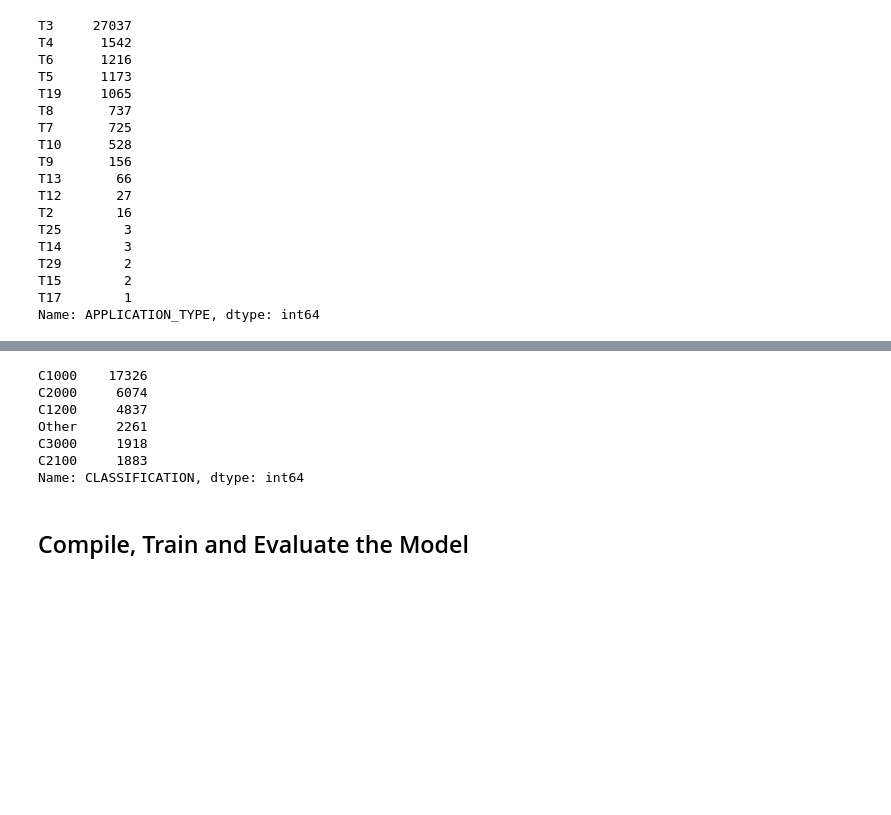
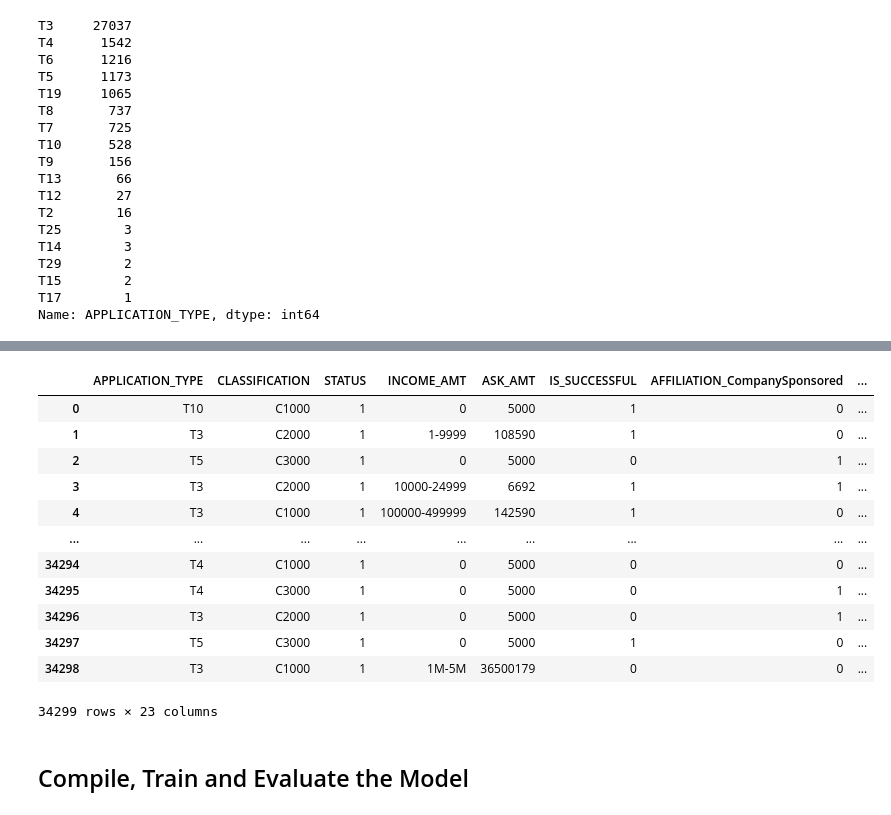
Before and after one commit to fantumboy/deep-learning-challenge, a Jupyter notebook: Starter_Code_SOLVED.ipynb, the cells around one changed output, grey strips where cells are left out. Drawn from its saved outputs; the diff is of its cells as text; code cells hidden in the pictures; blank space fills up the shorter version.

```diff
--- a/Starter_Code_SOLVED.ipynb
+++ b/Starter_Code_SOLVED.ipynb
@@ -70,3 +70,31 @@ T29        2
 T15        2
 T17        1
 Name: APPLICATION_TYPE, dtype: int64
+# %%
+# Choose a cutoff value and create a list of application types to be replaced
+# use the variable name `application_types_to_replace`
+
+# application_types_to_replace = updated_df['APPLICATION_TYPE']
+
+name_counts = updated_df['APPLICATION_TYPE'].value_counts()
+application_types_to_replace = list(name_counts[name_counts <= 500].index)
+
+# Replace in dataframe
+for app in application_types_to_replace:
+    updated_df['APPLICATION_TYPE'] = updated_df['APPLICATION_TYPE'].replace(app,"Other")
+
+# Check to make sure binning was successful
+updated_df['APPLICATION_TYPE'].value_counts()
+
+
+# name_counts = application_df['NAME'].value_counts()
+# application_type_to_replace = list(name_counts[name_counts <= 500].index)
+
+
+# # Replace in dataframe
+# for app in application_type_to_replace:
+#     application_df['NAME'] = application_df['NAME'].replace(app,"Other")
+
+
+# Check to make sure binning was successful
+# updated_df['NAME'].value_counts()
@@ -73,12 +151,13 @@ Name: APPLICATION_TYPE, dtype: int64
 # %%
-# Choose a cutoff value and create a list of application types to be replaced
-# use the variable name `application_types_to_replace`
-application_types_to_replace = updated_df['APPLICATION_TYPE']
+# Choose a cutoff value and create a list of classifications to be replaced
+# use the variable name `classifications_to_replace`
+class_counts = updated_df['CLASSIFICATION'].value_counts()
+classifications_to_replace = list(class_counts[class_counts < 1000].index)
 
 # Replace in dataframe
-for app in application_types_to_replace:
-    application_df['APPLICATION_TYPE'] = application_df['APPLICATION_TYPE'].replace(app,"Other")
+for cls in classifications_to_replace:
+    updated_df['CLASSIFICATION'] = updated_df['CLASSIFICATION'].replace(cls,"Other")
 
 # Check to make sure binning was successful
-application_df['APPLICATION_TYPE'].value_counts()
+updated_df['CLASSIFICATION'].value_counts()
 # %% [output]
@@ -132,25 +171,22 @@ Name: CLASSIFICATION, dtype: int64
-# %%
-# Choose a cutoff value and create a list of classifications to be replaced
-# use the variable name `classifications_to_replace`
-#  YOUR CODE GOES HERE
-
-# Replace in dataframe
-for cls in classifications_to_replace:
-    application_df['CLASSIFICATION'] = application_df['CLASSIFICATION'].replace(cls,"Other")
-
-# Check to make sure binning was successful
-application_df['CLASSIFICATION'].value_counts()
-# %% [output]
-C1000    17326
-C2000     6074
-C1200     4837
-Other     2261
-C3000     1918
-C2100     1883
-Name: CLASSIFICATION, dtype: int64
 # %%
 # Convert categorical data to numeric with `pd.get_dummies`
-#  YOUR CODE GOES HERE
+columns_to_convert = ['AFFILIATION', 'USE_CASE', 'ORGANIZATION', 'SPECIAL_CONSIDERATIONS']
+df_converted = pd.get_dummies(updated_df, columns = columns_to_convert)
+df_converted
+# %% [output]
+|  | APPLICATION_TYPE | CLASSIFICATION | STATUS | INCOME_AMT | ASK_AMT | IS_SUCCESSFUL | AFFILIATION_CompanySponsored | ... |
+| 0 | T10 | C1000 | 1 | 0 | 5000 | 1 | 0 | ... |
+| 1 | T3 | C2000 | 1 | 1-9999 | 108590 | 1 | 0 | ... |
+| 2 | T5 | C3000 | 1 | 0 | 5000 | 0 | 1 | ... |
+| 3 | T3 | C2000 | 1 | 10000-24999 | 6692 | 1 | 1 | ... |
+| 4 | T3 | C1000 | 1 | 100000-499999 | 142590 | 1 | 0 | ... |
+| ... | ... | ... | ... | ... | ... | ... | ... | ... |
+| 34294 | T4 | C1000 | 1 | 0 | 5000 | 0 | 0 | ... |
+| 34295 | T4 | C3000 | 1 | 0 | 5000 | 0 | 1 | ... |
+| 34296 | T3 | C2000 | 1 | 0 | 5000 | 0 | 1 | ... |
+| 34297 | T5 | C3000 | 1 | 0 | 5000 | 1 | 0 | ... |
+| 34298 | T3 | C1000 | 1 | 1M-5M | 36500179 | 0 | 0 | ... |
+34299 rows × 23 columns
 # %%
 # Split our preprocessed data into our features and target arrays
 #  YOUR CODE GOES HERE
```
Also changed, not shown: parts of 6 cells of this notebook.
